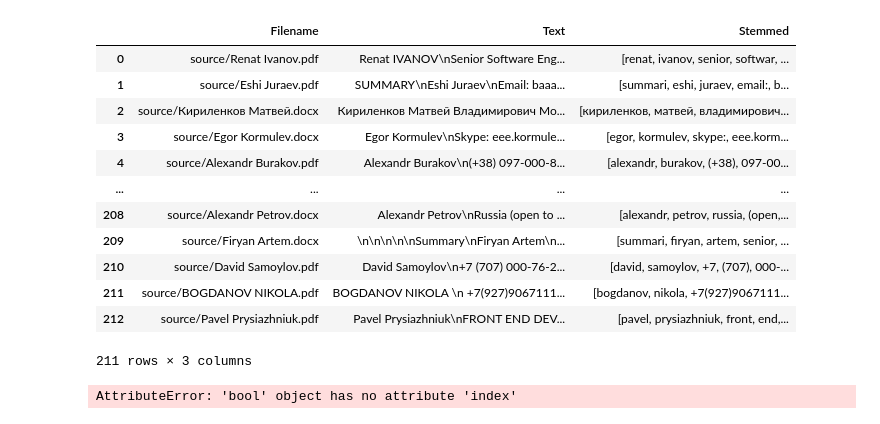
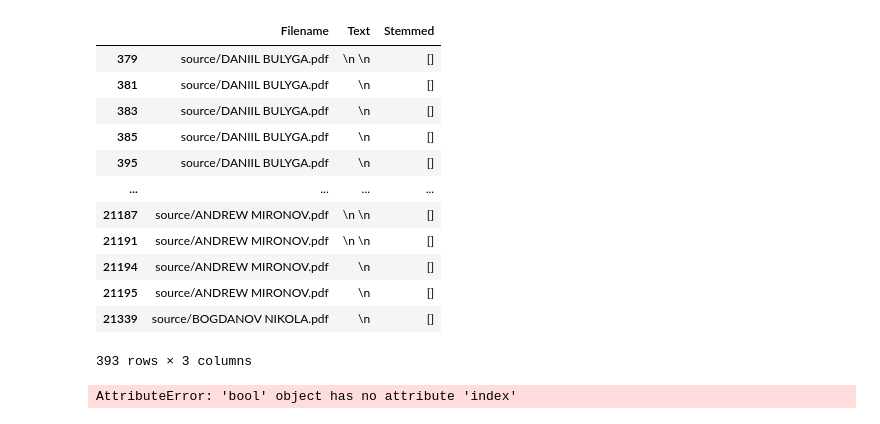
Before and after one commit to staffeev/resumes_to_json, a Jupyter notebook: notebooks/main.ipynb, the cells around one changed output. Drawn from its saved outputs; the diff is of its cells as text; code cells hidden in the pictures.

```diff
--- a/notebooks/main.ipynb
+++ b/notebooks/main.ipynb
@@ -20,4 +20,3 @@ def calc_count_of_word(word, df):
     return sub == True, sub == False, sub.value_counts()
 # %%
 df = pd.read_csv("../csv/text.csv").drop(columns=["Unnamed: 0"])
-df = df[~df.isna().any(axis=1)]
@@ -24,21 +55,21 @@ df = df[~df.isna().any(axis=1)]
 # %%
 df = preprocess(df)
-# %%
-df
-# %% [output]
-|  | Filename | Text | Stemmed |
-| 0 | source/Renat Ivanov.pdf | Renat IVANOV\nSenior Software Eng... | [renat, ivanov, senior, softwar, ... |
-| 1 | source/Eshi Juraev.pdf | SUMMARY\nEshi Juraev\nEmail: baaa... | [summari, eshi, juraev, email:, b... |
-| 2 | source/Кириленков Матвей.docx | Кириленков Матвей Владимирович Мо... | [кириленков, матвей, владимирович... |
-| 3 | source/Egor Kormulev.docx | Egor Kormulev\nSkype: eee.kormule... | [egor, kormulev, skype:, eee.korm... |
-| 4 | source/Alexandr Burakov.pdf | Alexandr Burakov\n(+38) 097-000-8... | [alexandr, burakov, (+38), 097-00... |
-| ... | ... | ... | ... |
-| 208 | source/Alexandr Petrov.docx | Alexandr Petrov\nRussia (open to ... | [alexandr, petrov, russia, (open,... |
-| 209 | source/Firyan Artem.docx | \n\n\n\n\nSummary\nFiryan Artem\n... | [summari, firyan, artem, senior, ... |
-| 210 | source/David Samoylov.pdf | David Samoylov\n+7 (707) 000-76-2... | [david, samoylov, +7, (707), 000-... |
-| 211 | source/BOGDANOV NIKOLA.pdf | BOGDANOV NIKOLA \n +7(927)9067111... | [bogdanov, nikola, +7(927)9067111... |
-| 212 | source/Pavel Prysiazhniuk.pdf | Pavel Prysiazhniuk\nFRONT END DEV... | [pavel, prysiazhniuk, front, end,... |
-211 rows × 3 columns
+# %%
+df[df["Stemmed"].apply(lambda x: len(x) == 0)]
+# %% [output]
+|  | Filename | Text | Stemmed |
+| 379 | source/DANIIL BULYGA.pdf | \n \n | [] |
+| 381 | source/DANIIL BULYGA.pdf | \n | [] |
+| 383 | source/DANIIL BULYGA.pdf | \n | [] |
+| 385 | source/DANIIL BULYGA.pdf | \n | [] |
+| 395 | source/DANIIL BULYGA.pdf | \n | [] |
+| ... | ... | ... | ... |
+| 21187 | source/ANDREW MIRONOV.pdf | \n \n | [] |
+| 21191 | source/ANDREW MIRONOV.pdf | \n \n | [] |
+| 21194 | source/ANDREW MIRONOV.pdf | \n | [] |
+| 21195 | source/ANDREW MIRONOV.pdf | \n | [] |
+| 21339 | source/BOGDANOV NIKOLA.pdf | \n | [] |
+393 rows × 3 columns
 # %%
 calc_count_of_word("education", df)
 # %% [output]
```
Also changed, not shown: parts of 2 cells of this notebook, 5 other files.
